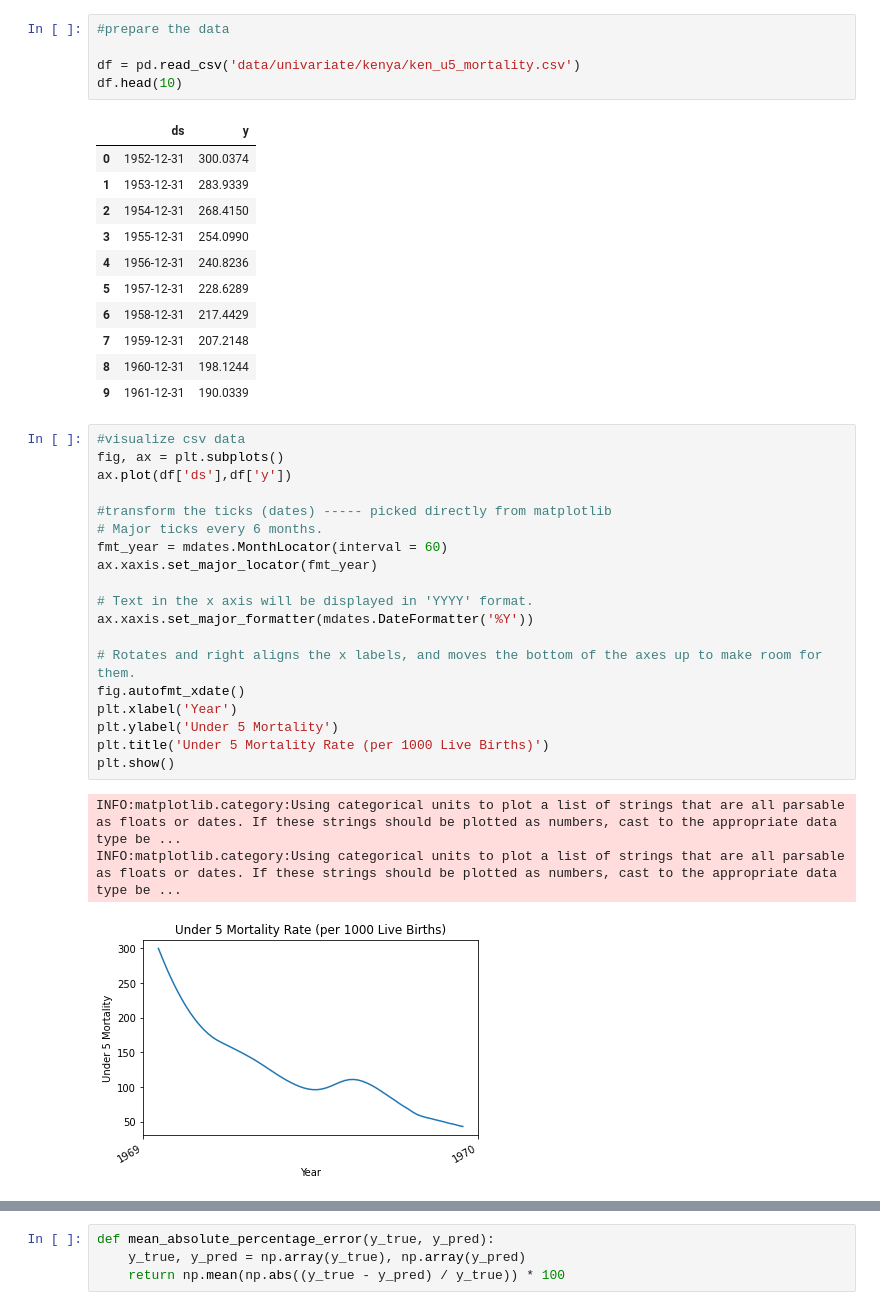
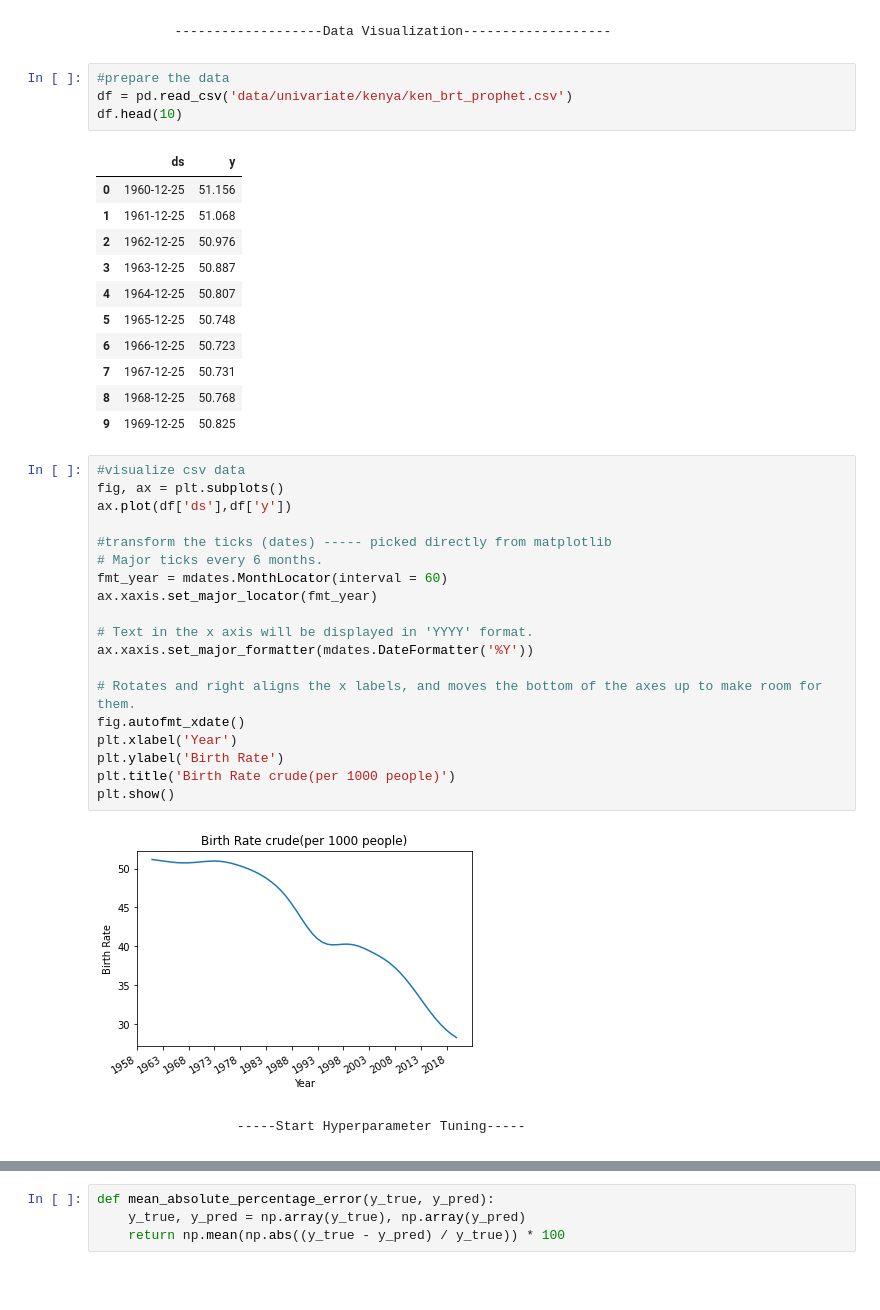
Before and after one commit to annchemu/tsa, a Jupyter notebook: prophet_model.ipynb, the cells around one changed output, grey strips where cells are left out. Cells and saved outputs as stored; diff of their text form; blank space fills up the shorter version.

```diff
--- a/prophet_model.ipynb
+++ b/prophet_model.ipynb
@@ -13,40 +15,41 @@ from sklearn.model_selection import ParameterGrid
+# %% [markdown]
+            -------------------Data Visualization-------------------
 # %%
 #prepare the data
-
-df = pd.read_csv('data/univariate/kenya/ken_u5_mortality.csv')
+df = pd.read_csv('data/univariate/kenya/ken_brt_prophet.csv')
 df.head(10)
 # %% [output]
 |  | ds | y |
-| 0 | 1952-12-31 | 300.0374 |
-| 1 | 1953-12-31 | 283.9339 |
-| 2 | 1954-12-31 | 268.4150 |
-| 3 | 1955-12-31 | 254.0990 |
-| 4 | 1956-12-31 | 240.8236 |
-| 5 | 1957-12-31 | 228.6289 |
-| 6 | 1958-12-31 | 217.4429 |
-| 7 | 1959-12-31 | 207.2148 |
-| 8 | 1960-12-31 | 198.1244 |
-| 9 | 1961-12-31 | 190.0339 |
+| 0 | 1960-12-25 | 51.156 |
+| 1 | 1961-12-25 | 51.068 |
+| 2 | 1962-12-25 | 50.976 |
+| 3 | 1963-12-25 | 50.887 |
+| 4 | 1964-12-25 | 50.807 |
+| 5 | 1965-12-25 | 50.748 |
+| 6 | 1966-12-25 | 50.723 |
+| 7 | 1967-12-25 | 50.731 |
+| 8 | 1968-12-25 | 50.768 |
+| 9 | 1969-12-25 | 50.825 |
 # %%
 #visualize csv data
 fig, ax = plt.subplots()
 ax.plot(df['ds'],df['y'])
 
 #transform the ticks (dates) ----- picked directly from matplotlib
 # Major ticks every 6 months.
 fmt_year = mdates.MonthLocator(interval = 60)
 ax.xaxis.set_major_locator(fmt_year)
 
 # Text in the x axis will be displayed in 'YYYY' format.
 ax.xaxis.set_major_formatter(mdates.DateFormatter('%Y'))
 
 # Rotates and right aligns the x labels, and moves the bottom of the axes up to make room for them.
 fig.autofmt_xdate()
 plt.xlabel('Year')
-plt.ylabel('Under 5 Mortality')
-plt.title('Under 5 Mortality Rate (per 1000 Live Births)')
+plt.ylabel('Birth Rate')
+plt.title('Birth Rate crude(per 1000 people)')
 plt.show()
 # %% [output]
-INFO:matplotlib.category:Using categorical units to plot a list of strings that are all parsable as floats or dates. If these strings should be plotted as numbers, cast to the appropriate data type be ...
-INFO:matplotlib.category:Using categorical units to plot a list of strings that are all parsable as floats or dates. If these strings should be plotted as numbers, cast to the appropriate data type be ...
-[figure, old version]
+[figure, new version]
+# %% [markdown]
+                    -----Start Hyperparameter Tuning-----
```
Also changed, not shown: parts of 20 cells of this notebook, 6 other files.
